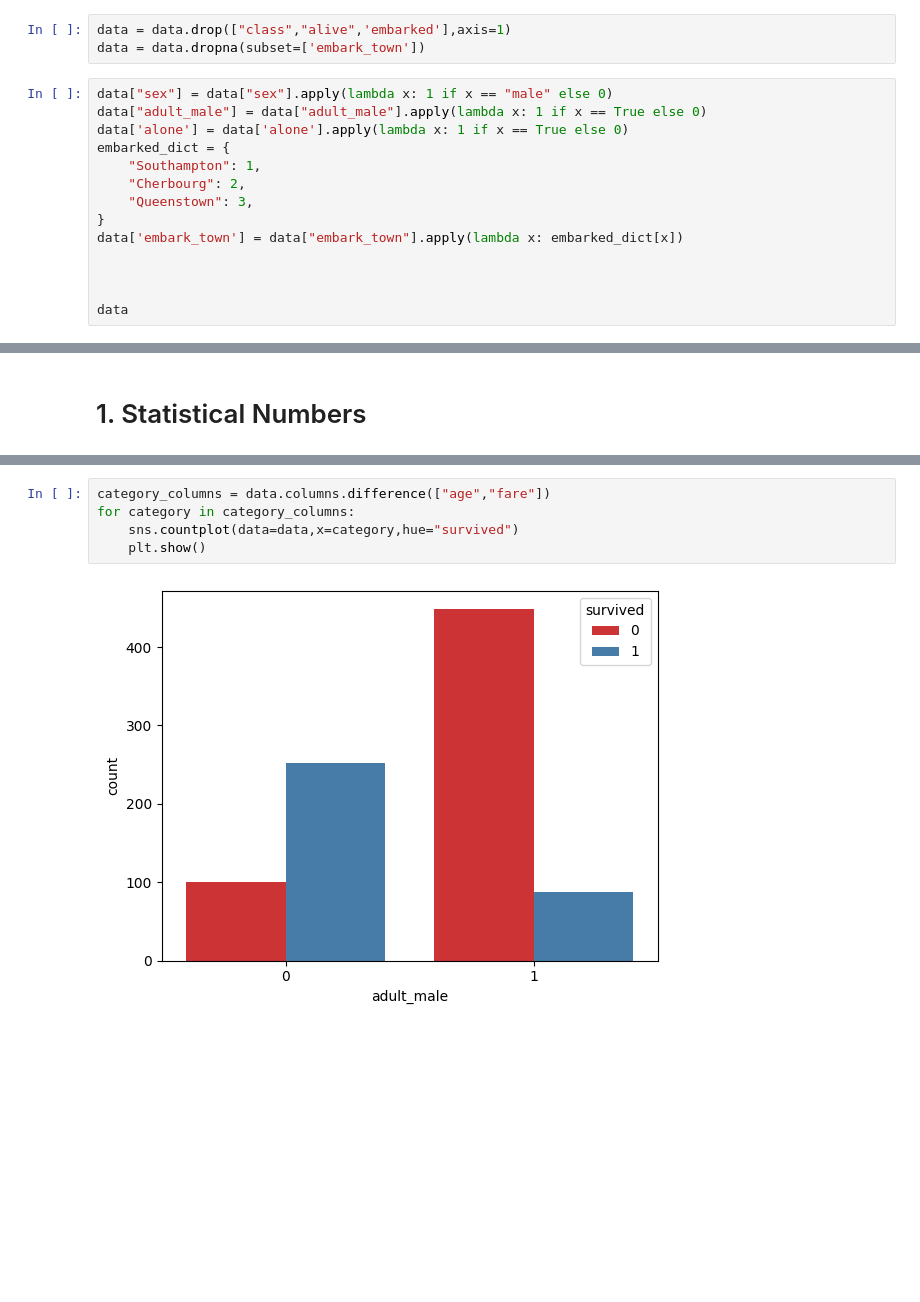
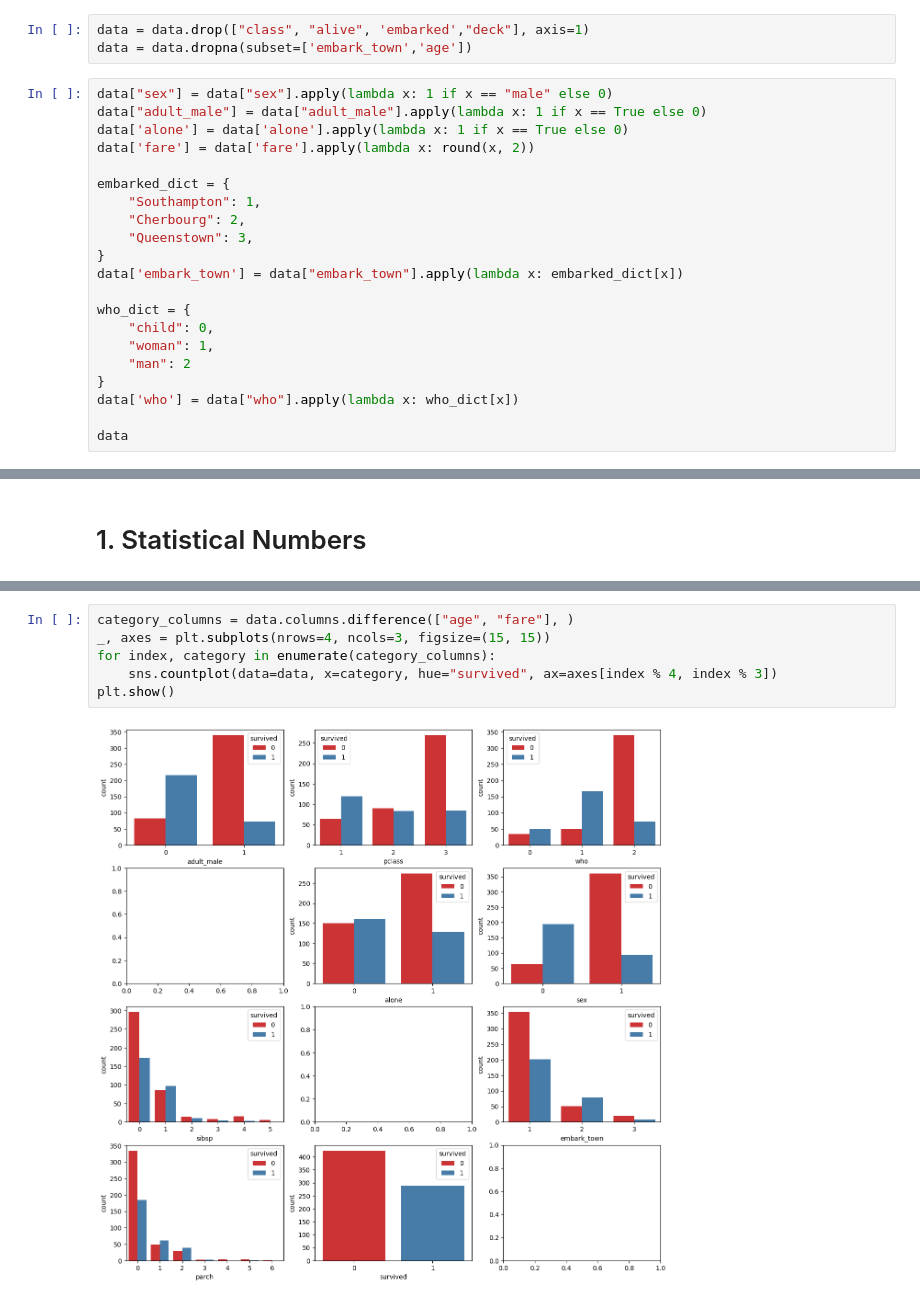
Before and after one commit to RomanGoEmpire/ai-hub, a Jupyter notebook: 2_titanic/titanic.ipynb, the cells around one changed output, grey strips where cells are left out. Saved outputs shown, nothing was run; the diff lists cells and outputs as text; blank space fills up the shorter version.

Commit message:
grid plots

```diff
--- a/2_titanic/titanic.ipynb
+++ b/2_titanic/titanic.ipynb
@@ -37,12 +38,14 @@ data
 | 890 | 0 | 3 | male | 32.0 | 0 | 0 | 7.7500 | Q | Third | man | ... |
 891 rows × 15 columns
 # %%
-data = data.drop(["class","alive",'embarked'],axis=1)
-data = data.dropna(subset=['embark_town'])
+data = data.drop(["class", "alive", 'embarked',"deck"], axis=1)
+data = data.dropna(subset=['embark_town','age'])
 # %%
 data["sex"] = data["sex"].apply(lambda x: 1 if x == "male" else 0)
 data["adult_male"] = data["adult_male"].apply(lambda x: 1 if x == True else 0)
 data['alone'] = data['alone'].apply(lambda x: 1 if x == True else 0)
+data['fare'] = data['fare'].apply(lambda x: round(x, 2))
+
 embarked_dict = {
     "Southampton": 1,
     "Cherbourg": 2,
@@ -50,7 +53,12 @@ embarked_dict = {
 }
 data['embark_town'] = data["embark_town"].apply(lambda x: embarked_dict[x])
 
-
+who_dict = {
+    "child": 0,
+    "woman": 1,
+    "man": 2
+}
+data['who'] = data["who"].apply(lambda x: who_dict[x])
 
 data
 # %% [output]
@@ -84,7 +94,8 @@ data.describe()
 # %%
-category_columns = data.columns.difference(["age","fare"])
-for category in category_columns:
-    sns.countplot(data=data,x=category,hue="survived")
-    plt.show()
+category_columns = data.columns.difference(["age", "fare"], )
+_, axes = plt.subplots(nrows=4, ncols=3, figsize=(15, 15))
+for index, category in enumerate(category_columns):
+    sns.countplot(data=data, x=category, hue="survived", ax=axes[index % 4, index % 3])
+plt.show()
 # %% [output]
-[figure, old version]
+[figure, new version]
```
Also changed, not shown: parts of 18 cells of this notebook, 1 other file.
